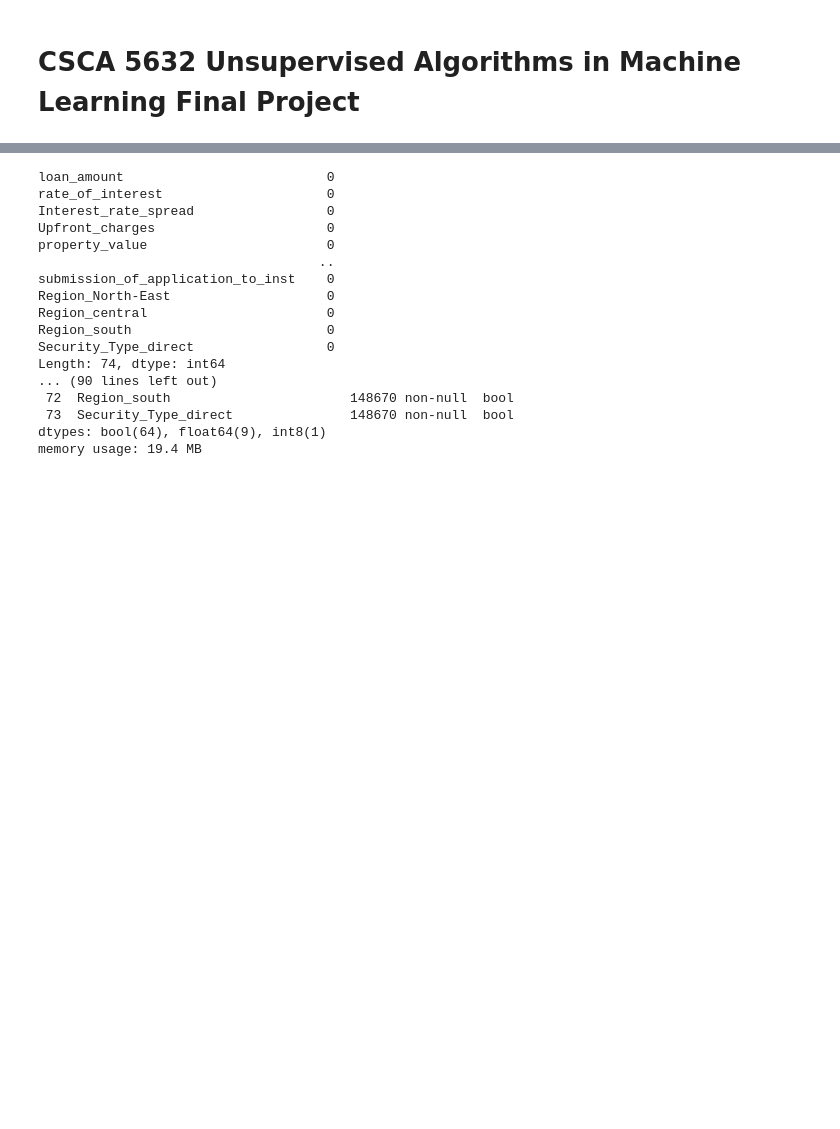
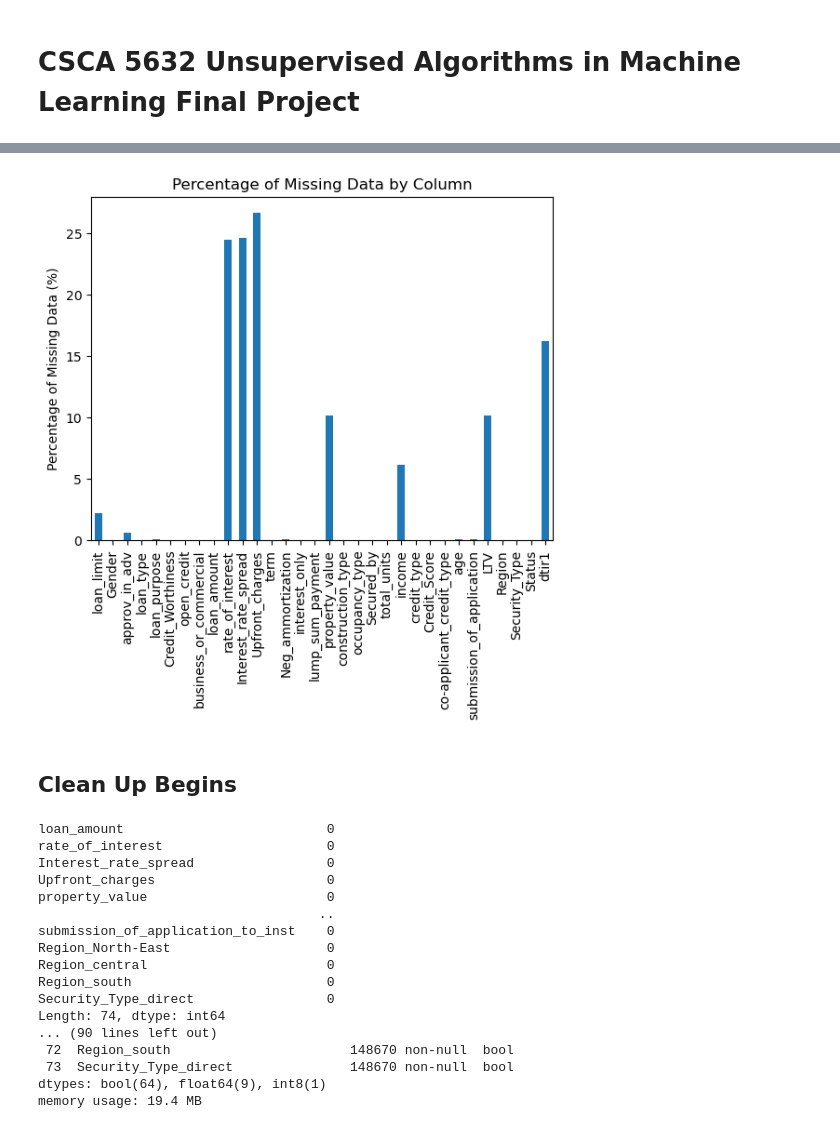
Before and after one commit to kaizenx/csca5632-week5, a Jupyter notebook: unsupervisedfinalproject.ipynb, the cells around one changed output, grey strips where cells are left out. Cells and saved outputs as stored; diff of their text form; code cells hidden in the pictures; blank space fills up the shorter version.

```diff
--- a/unsupervisedfinalproject.ipynb
+++ b/unsupervisedfinalproject.ipynb
@@ -62 +168,18 @@ dtype: float64
+# %%
+# Calculate the percentage of missing values for each column
+missing_percentage = (data.isna().sum() / len(data)) * 100
+
+# Plot the missing percentages as a bar chart
+missing_percentage.plot.bar()
+
+# Add labels and title
+plt.ylabel('Percentage of Missing Data (%)')
+plt.title('Percentage of Missing Data by Column')
+
+# Show the plot
+plt.show()
+# %% [output]
+[figure, added]
+# %% [markdown]
+## Clean Up Begins
 # %%
```
Also changed, not shown: parts of 11 cells of this notebook, 1 other file.
